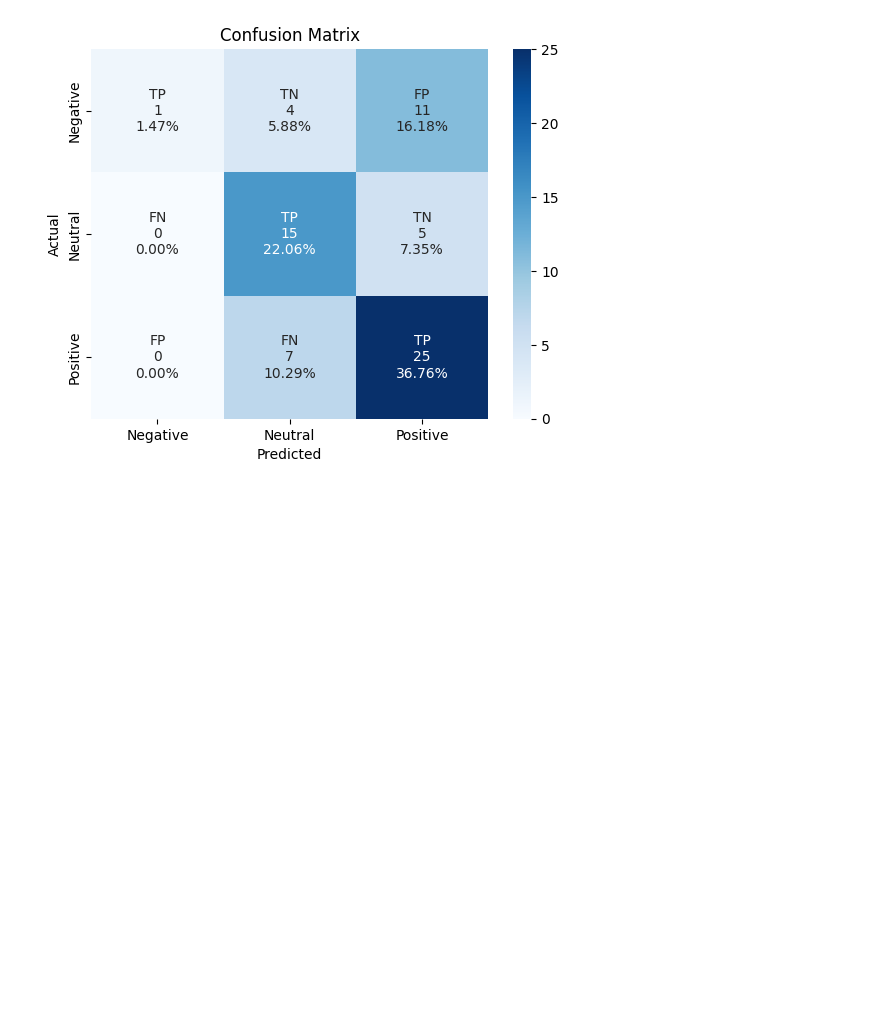
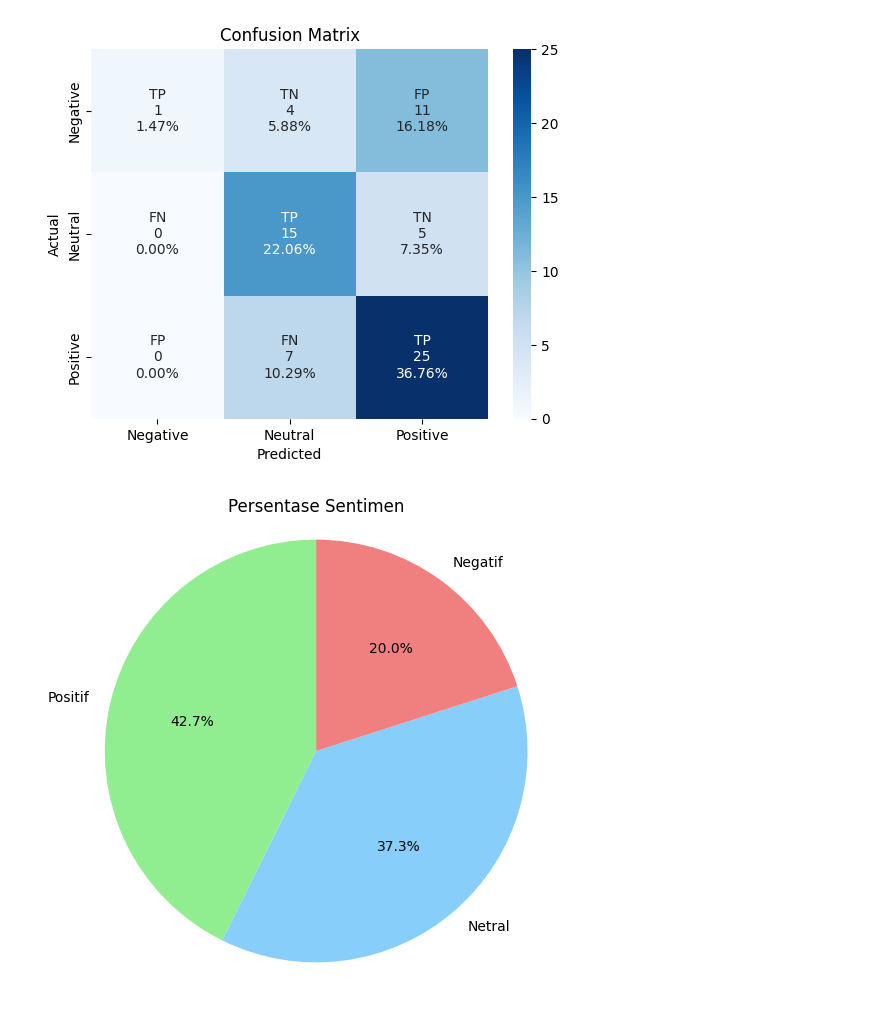
Before and after one commit to salwamhrn11/sentimen-analysis-twitter-fufufafa, a Jupyter notebook: sentimen-analysis-twitter.-2.ipynb, the cells around one changed output. Saved outputs shown, nothing was run; the diff lists cells and outputs as text; code cells hidden in the pictures; blank space fills up the shorter version.

Commit message:
add new visualization and remove files

```diff
--- a/sentimen-analysis-twitter.-2.ipynb
+++ b/sentimen-analysis-twitter.-2.ipynb
@@ -606,3 +606,23 @@ plt.xlabel('Predicted')
 plt.show()
 # %% [output]
 [figure]
+# %%
+import matplotlib.pyplot as plt
+
+#data
+labels = ['Positif', 'Netral', 'Negatif']
+sizes = [181, 158, 85]
+colors = ['lightgreen', 'lightskyblue', 'lightcoral']  #warna
+
+#pie chart
+plt.figure(figsize=(6, 6))
+wedges, texts, autotexts = plt.pie(sizes, labels=labels, colors=colors, autopct=make_autopct(colors), startangle=90)
+for autotext in autotexts:
+    autotext.set_color('black')
+
+#show pie chart
+plt.axis('equal')
+plt.title('Persentase Sentimen')
+plt.show()
+# %% [output]
+[figure, added]
```
Also changed, not shown: 3 other files.
